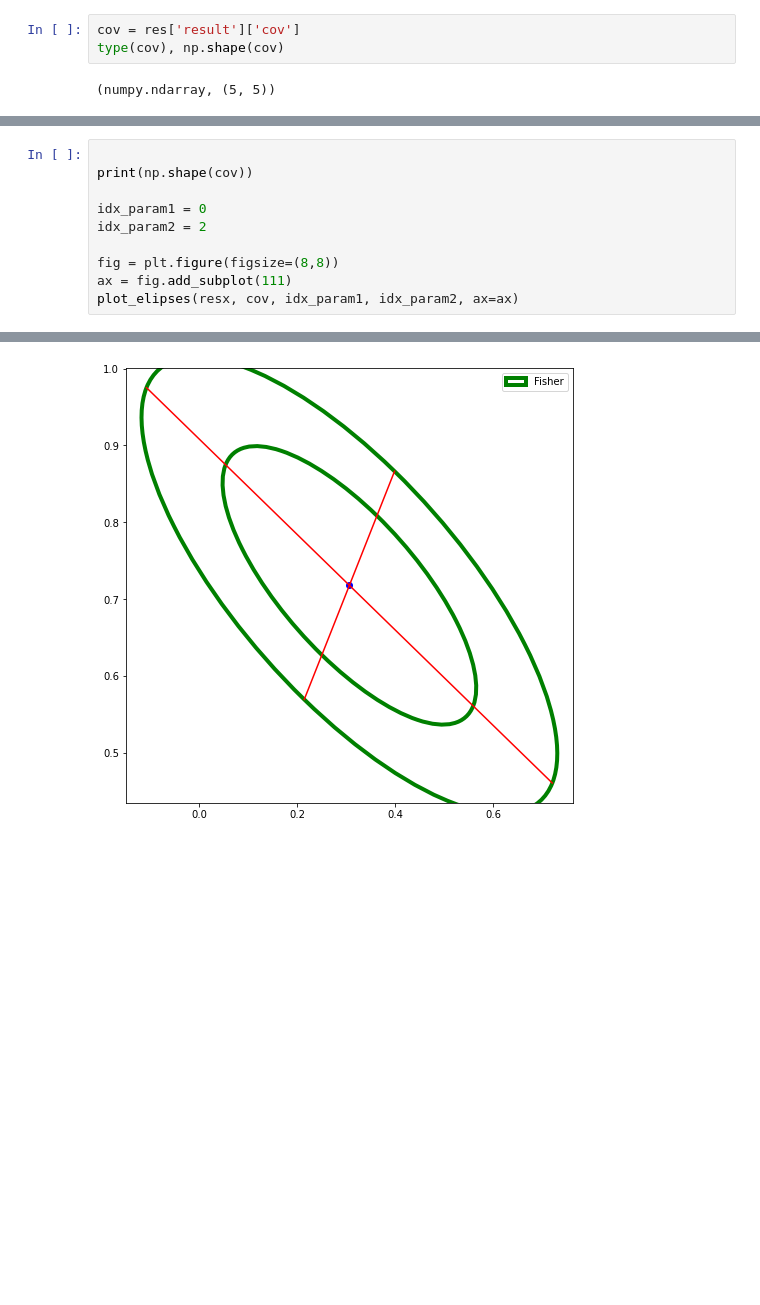
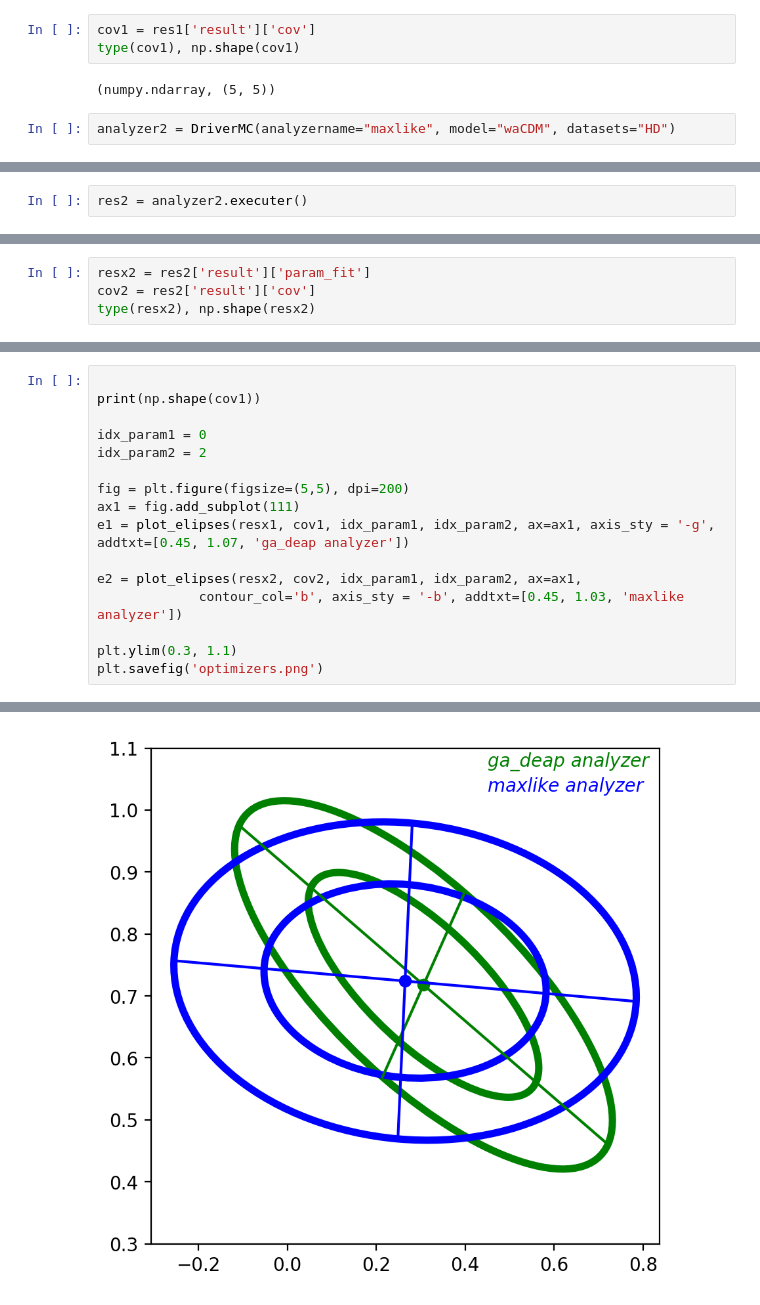
Before and after one commit to igomezv/simplemc_tests, a Jupyter notebook: plots_simpleMC_MLE.ipynb, the cells around one changed output, grey strips where cells are left out. Saved outputs shown, nothing was run; the diff lists cells and outputs as text; blank space fills up the shorter version.

Commit message:
update (back-up) plot-elipses and notebook

```diff
--- a/plots_simpleMC_MLE.ipynb
+++ b/plots_simpleMC_MLE.ipynb
@@ -86,7 +86,9 @@ type(resx), np.shape(resx)
 # %% [output]
 (list, (5,))
 # %%
-cov = res['result']['cov']
-type(cov), np.shape(cov)
+cov1 = res1['result']['cov']
+type(cov1), np.shape(cov1)
 # %% [output]
 (numpy.ndarray, (5, 5))
+# %%
+analyzer2 = DriverMC(analyzername="maxlike", model="waCDM", datasets="HD")
@@ -92,0 +106,2 @@ type(cov), np.shape(cov)
+# %%
+res2 = analyzer2.executer()
@@ -92,0 +140,4 @@ type(cov), np.shape(cov)
+# %%
+resx2 = res2['result']['param_fit']
+cov2 = res2['result']['cov']
+type(resx2), np.shape(resx2)
@@ -93,13 +146,19 @@ type(cov), np.shape(cov)
 # %%
 
-print(np.shape(cov))
+print(np.shape(cov1))
 
 idx_param1 = 0
 idx_param2 = 2
 
-fig = plt.figure(figsize=(8,8))
-ax = fig.add_subplot(111)
-plot_elipses(resx, cov, idx_param1, idx_param2, ax=ax)
+fig = plt.figure(figsize=(5,5), dpi=200)
+ax1 = fig.add_subplot(111)
+e1 = plot_elipses(resx1, cov1, idx_param1, idx_param2, ax=ax1, axis_sty = '-g', addtxt=[0.45, 1.07, 'ga_deap analyzer'])
+
+e2 = plot_elipses(resx2, cov2, idx_param1, idx_param2, ax=ax1,
+             contour_col='b', axis_sty = '-b', addtxt=[0.45, 1.03, 'maxlike analyzer'])
+
+plt.ylim(0.3, 1.1)
+plt.savefig('optimizers.png')
 # %% [output]
 (5, 5)
-[figure, old version]
+[figure, new version]
```
Also changed, not shown: parts of 7 cells of this notebook, 1 other file.
